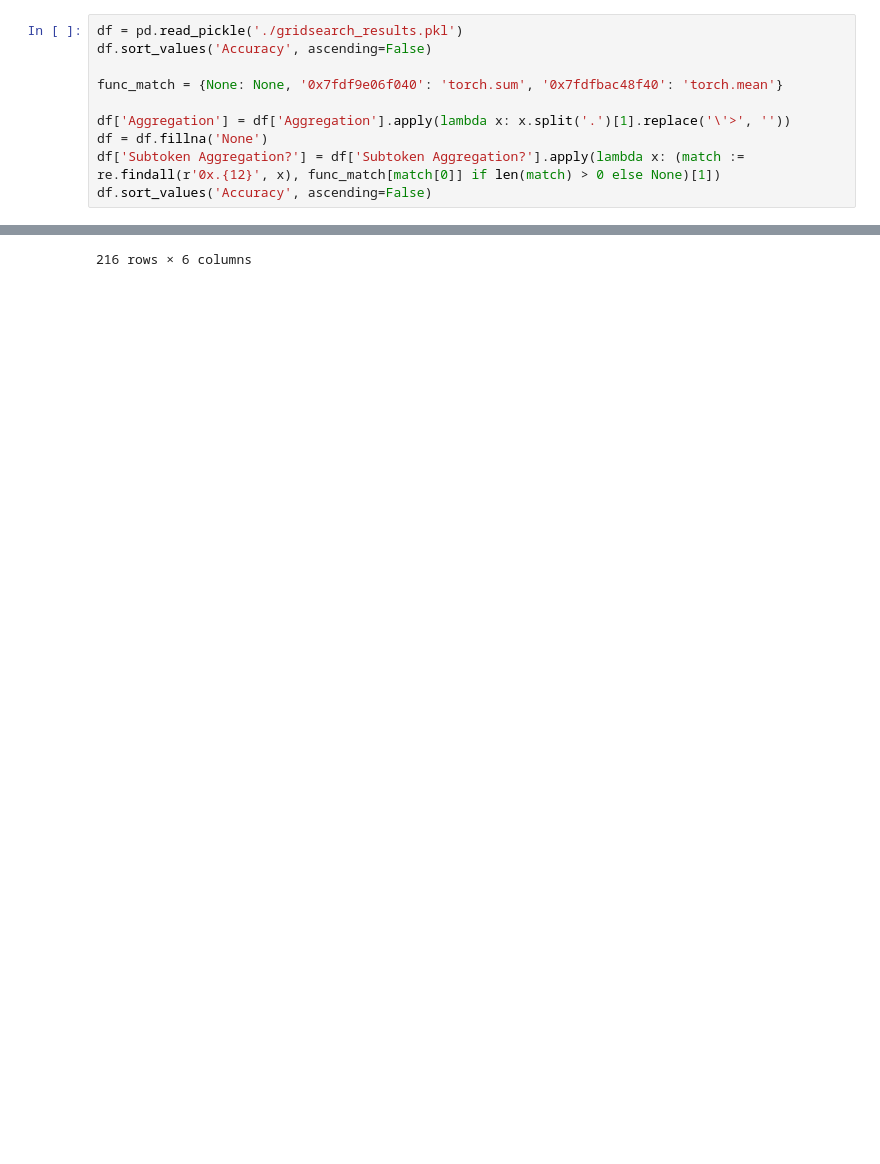
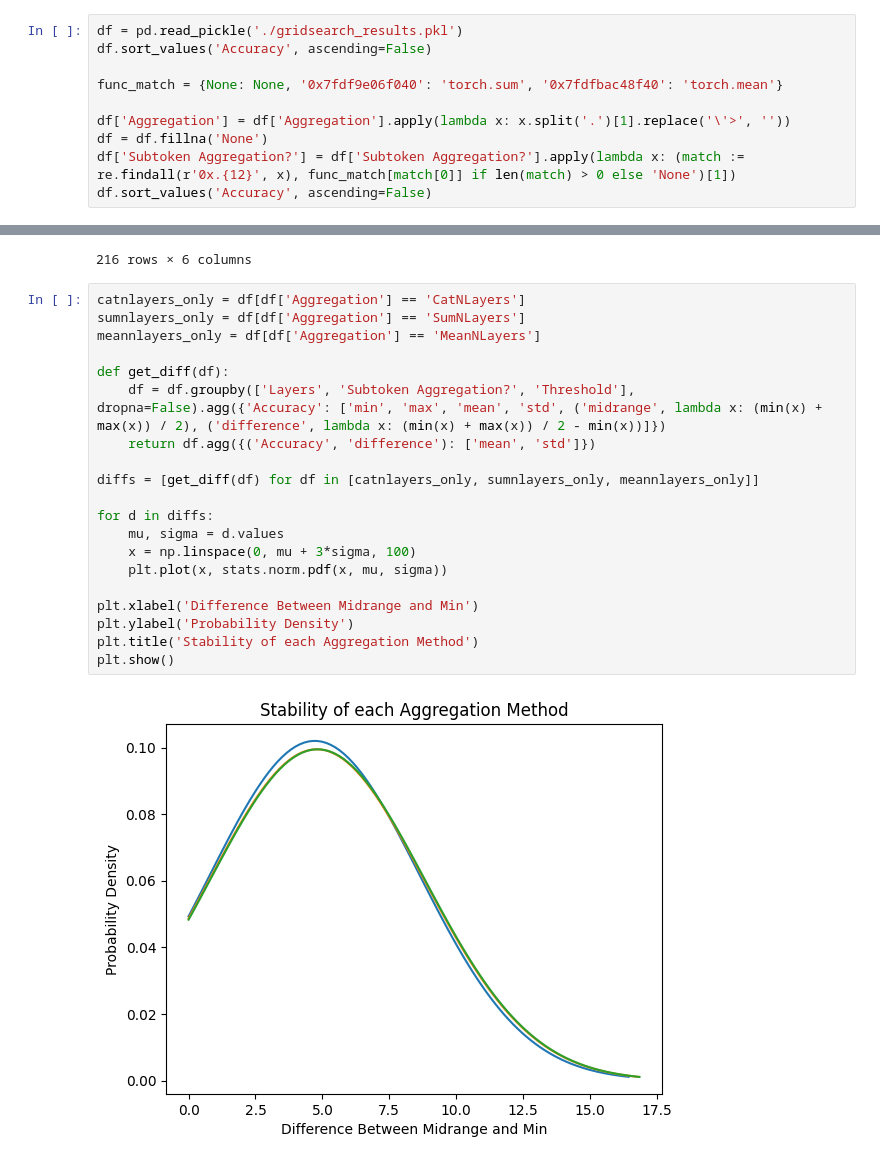
Before and after one commit to wrmthorne/Unsupervised-NER, a Jupyter notebook: grid_search_inspection.ipynb, the cells around one changed output, grey strips where cells are left out. Saved outputs shown, nothing was run; the diff lists cells and outputs as text; blank space fills up the shorter version.

```diff
--- a/grid_search_inspection.ipynb
+++ b/grid_search_inspection.ipynb
@@ -15,7 +18,7 @@ func_match = {None: None, '0x7fdf9e06f040': 'torch.sum', '0x7fdfbac48f40': 'torc
 
 df['Aggregation'] = df['Aggregation'].apply(lambda x: x.split('.')[1].replace('\'>', ''))
 df = df.fillna('None')
-df['Subtoken Aggregation?'] = df['Subtoken Aggregation?'].apply(lambda x: (match := re.findall(r'0x.{12}', x), func_match[match[0]] if len(match) > 0 else None)[1])
+df['Subtoken Aggregation?'] = df['Subtoken Aggregation?'].apply(lambda x: (match := re.findall(r'0x.{12}', x), func_match[match[0]] if len(match) > 0 else 'None')[1])
 df.sort_values('Accuracy', ascending=False)
 # %% [output]
 |  | Aggregation | Layers | Subtoken Aggregation? | Seed | Accuracy | Threshold |
@@ -51,3 +54,25 @@ aggregation.sort_values(('Accuracy',   'midrange'), ascending=False)
 | SumNLayers | (-2, None) | torch.sum | 0.2 | 31.500639 | 33.406951 | 32.353055 | 0.968995 | 32.453795 | ... |
 | MeanNLayers | (-2, None) | torch.sum | 0.2 | 31.489015 | 33.406951 | 32.349181 | 0.974118 | 32.447983 | ... |
 216 rows × 6 columns
+# %%
+catnlayers_only = df[df['Aggregation'] == 'CatNLayers']
+sumnlayers_only = df[df['Aggregation'] == 'SumNLayers']
+meannlayers_only = df[df['Aggregation'] == 'MeanNLayers']
+
+def get_diff(df):
+    df = df.groupby(['Layers', 'Subtoken Aggregation?', 'Threshold'], dropna=False).agg({'Accuracy': ['min', 'max', 'mean', 'std', ('midrange', lambda x: (min(x) + max(x)) / 2), ('difference', lambda x: (min(x) + max(x)) / 2 - min(x))]})
+    return df.agg({('Accuracy', 'difference'): ['mean', 'std']})
+
+diffs = [get_diff(df) for df in [catnlayers_only, sumnlayers_only, meannlayers_only]]
+
+for d in diffs:
+    mu, sigma = d.values
+    x = np.linspace(0, mu + 3*sigma, 100)
+    plt.plot(x, stats.norm.pdf(x, mu, sigma))
+
+plt.xlabel('Difference Between Midrange and Min')
+plt.ylabel('Probability Density')
+plt.title('Stability of each Aggregation Method')
+plt.show()
+# %% [output]
+[figure, added]
```
Also changed, not shown: parts of 3 cells of this notebook, 1 other file.
